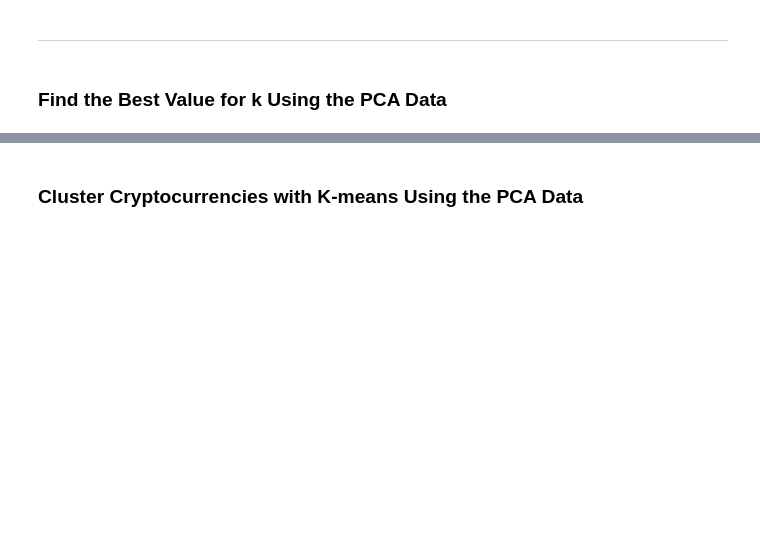
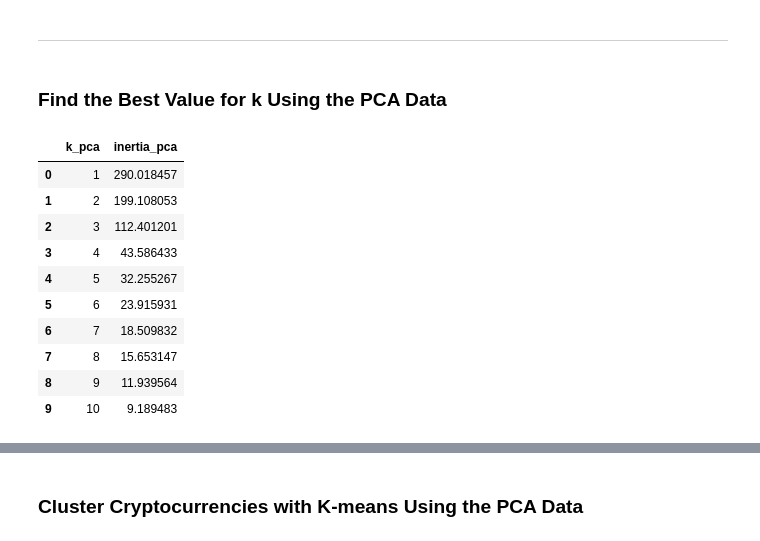
Before and after one commit to johbry17/19-unsupervised-learning, a Jupyter notebook: Crypto_Clustering.ipynb, the cells around one changed output, grey strips where cells are left out. Saved outputs shown, nothing was run; the diff lists cells and outputs as text; code cells hidden in the pictures; blank space fills up the shorter version.

```diff
--- a/Crypto_Clustering.ipynb
+++ b/Crypto_Clustering.ipynb
@@ -239,5 +196,6 @@ predictions_scaled_df.hvplot.scatter(
 # %%
 # Use the PCA model with `fit_transform` to reduce to
 # three principal components.
-
+pca_data = pca.fit_transform(predictions_scaled_df)
 # View the first five rows of the DataFrame.
+pca_data[:5]
@@ -253,12 +224,9 @@ predictions_scaled_df.hvplot.scatter(
 # %%
-# Create a new DataFrame with the PCA data.
-
-# Creating a DataFrame with the PCA data
-
-# Copy the crypto names from the original data
-
+# Create a new DataFrame with the PCA data
+pca_df = pd.DataFrame(pca_data, columns=["PC1", "PC2", "PC3"])
 
 # Set the coinid column as index
-
+pca_df.index = df_market_data.index
 
 # Display sample data
+pca_df.head()
@@ -268,5 +244,6 @@ predictions_scaled_df.hvplot.scatter(
 ### Find the Best Value for k Using the PCA Data
 # %%
 # Create a list with the number of k-values from 1 to 11
+k_pca = list(range(1, 11))
 # %%
 # Create an empty list to store the inertia values
@@ -280,7 +261,22 @@ predictions_scaled_df.hvplot.scatter(
 # %%
 # Create a dictionary with the data to plot the Elbow curve
+elbow_pca = {"k_pca": k_pca, "inertia_pca": inertia_pca}
 
 # Create a DataFrame with the data to plot the Elbow curve
+elbow_pca_df = pd.DataFrame(elbow_pca)
+elbow_pca_df
+# %% [output]
+|  | k_pca | inertia_pca |
+| 0 | 1 | 290.018457 |
+| 1 | 2 | 199.108053 |
+| 2 | 3 | 112.401201 |
+| 3 | 4 | 43.586433 |
+| 4 | 5 | 32.255267 |
+| 5 | 6 | 23.915931 |
+| 6 | 7 | 18.509832 |
+| 7 | 8 | 15.653147 |
+| 8 | 9 | 11.939564 |
+| 9 | 10 | 9.189483 |
 # %%
 # Plot a line chart with all the inertia values computed with
 # the different values of k to visually identify the optimal value for k.
```
Also changed, not shown: parts of 29 cells of this notebook.
